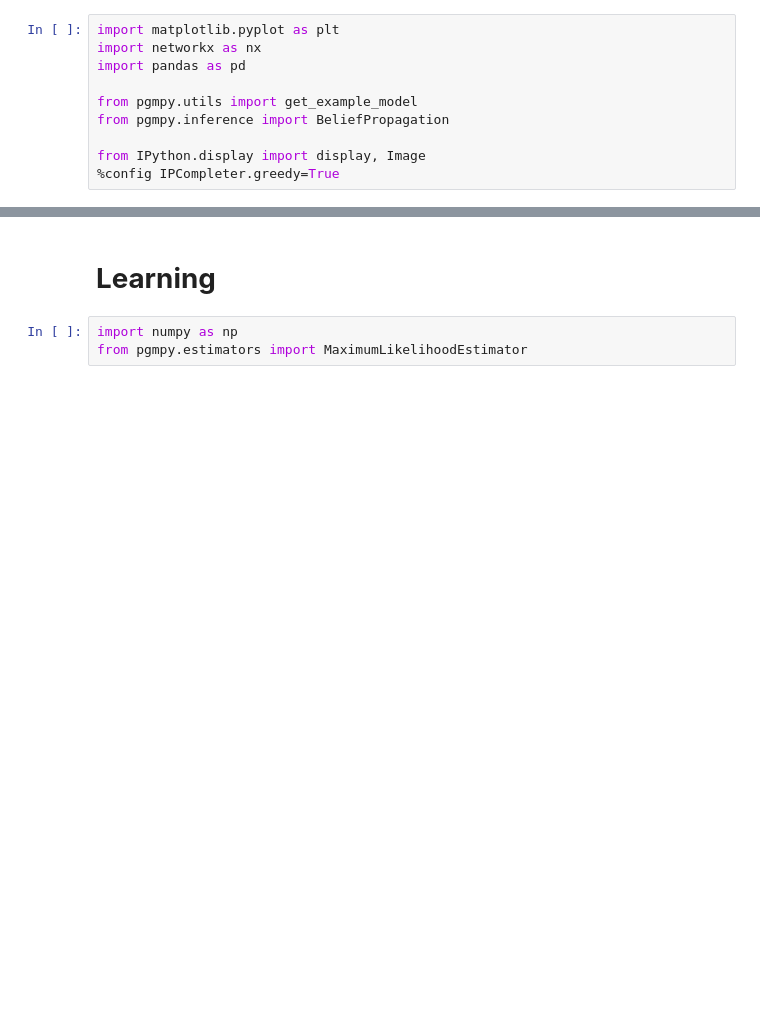
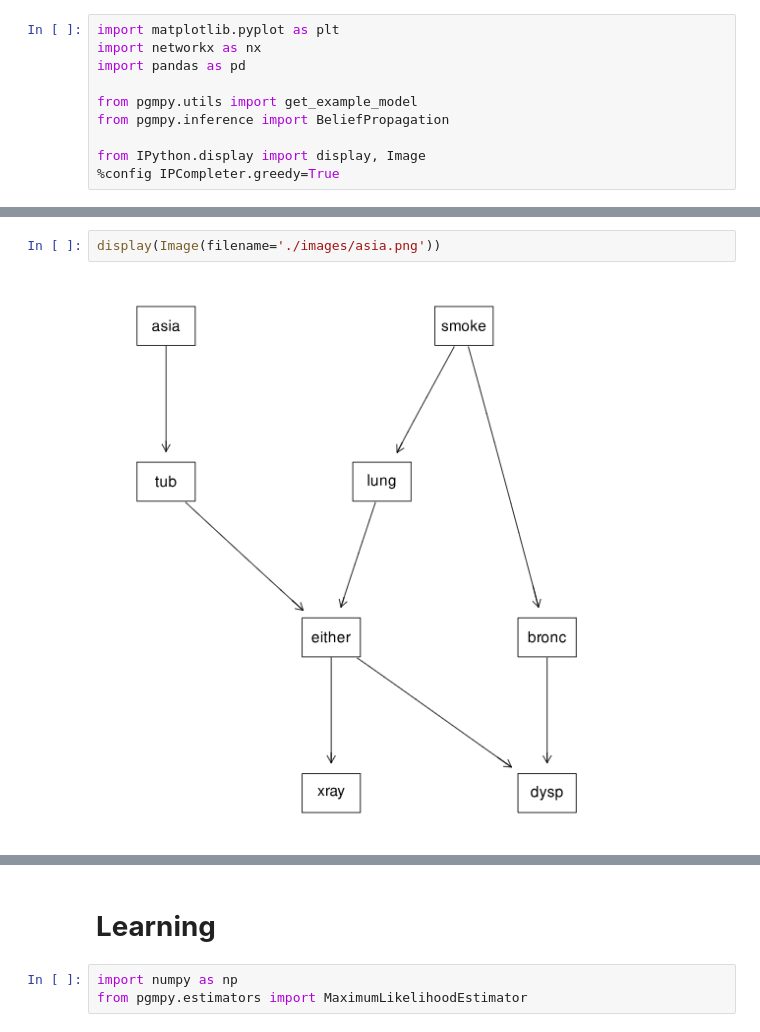
Before and after one commit to HasanVerses/genius-apps, a Jupyter notebook: cancer.ipynb, the cells around one changed output, grey strips where cells are left out. Saved outputs shown, nothing was run; the diff lists cells and outputs as text; blank space fills up the shorter version.

```diff
--- a/cancer.ipynb
+++ b/cancer.ipynb
@@ -13 +117,5 @@ from IPython.display import display, Image
+# %%
+display(Image(filename='./images/asia.png'))
+# %% [output]
+[figure, added]
 # %%
```
Also changed, not shown: parts of 13 cells of this notebook.
